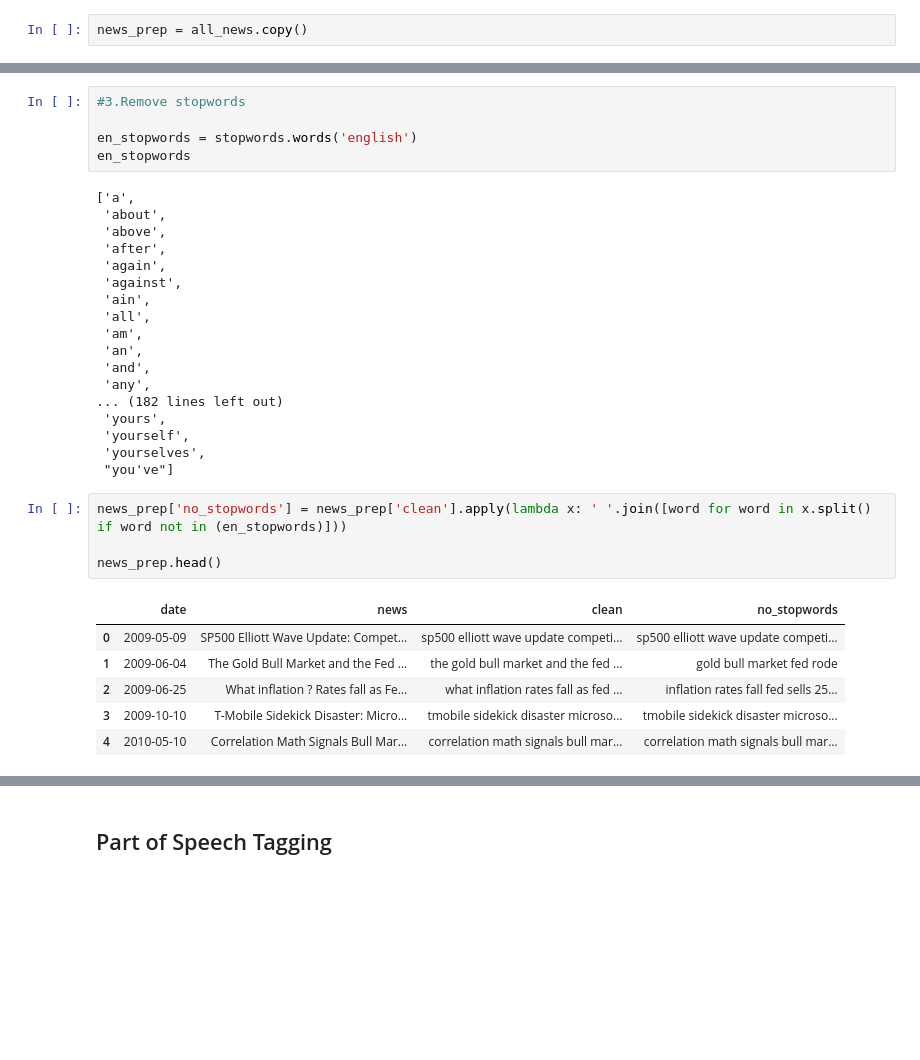
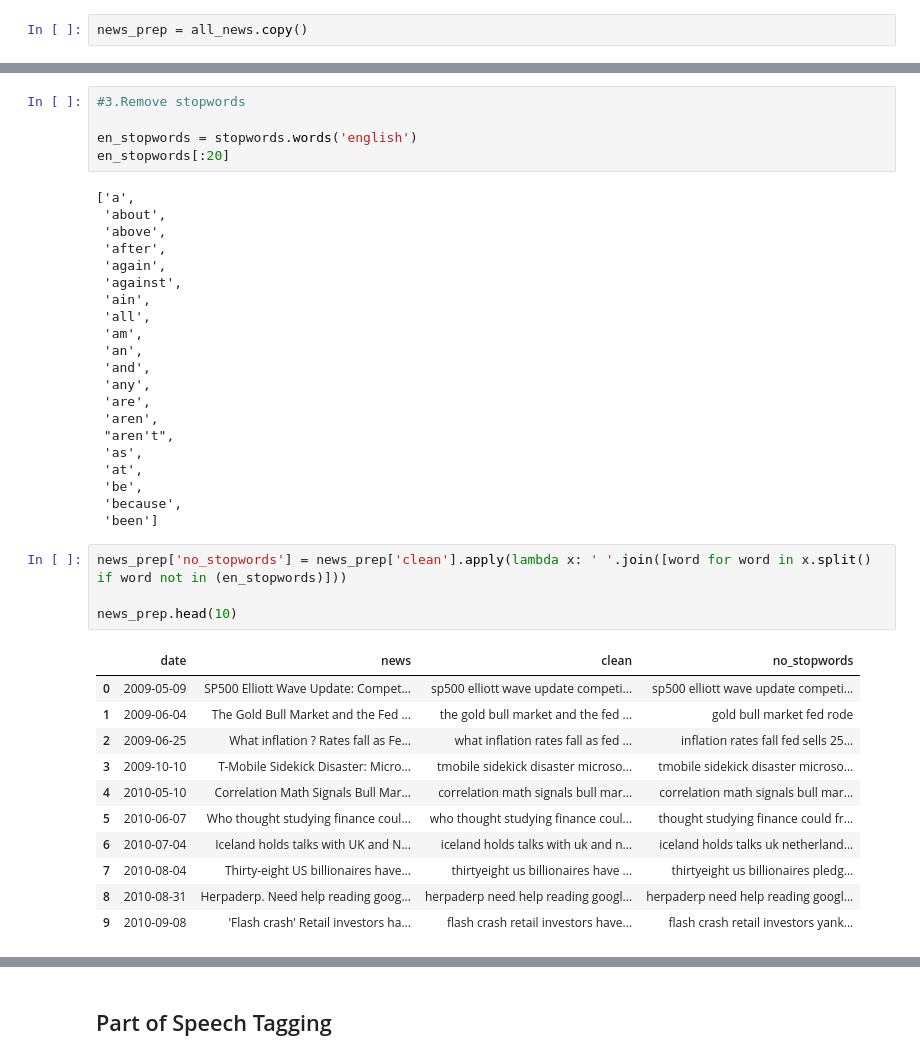
Before and after one commit to Mihaiudr/Reddit-FinBERT-LSTM-Forecasting, a Jupyter notebook: Notebooks/NLP for Reddit Financial News.ipynb, the cells around one changed output, grey strips where cells are left out. Drawn from its saved outputs; the diff is of its cells as text; blank space fills up the shorter version.

```diff
--- a/Notebooks/NLP for Reddit Financial News.ipynb
+++ b/Notebooks/NLP for Reddit Financial News.ipynb
@@ -221,7 +217,7 @@ news_prep.head()
 #3.Remove stopwords
 
 en_stopwords = stopwords.words('english')
-en_stopwords
+en_stopwords[:20]
 # %% [output]
 ['a',
  'about',
@@ -235,22 +231,30 @@ en_stopwords
  'an',
  'and',
  'any',
-... (182 lines left out)
- 'yours',
- 'yourself',
- 'yourselves',
- "you've"]
+ 'are',
+ 'aren',
+ "aren't",
+ 'as',
+ 'at',
+ 'be',
+ 'because',
+ 'been']
 # %%
 news_prep['no_stopwords'] = news_prep['clean'].apply(lambda x: ' '.join([word for word in x.split() if word not in (en_stopwords)]))
 
-news_prep.head()
+news_prep.head(10)
 # %% [output]
 |  | date | news | clean | no_stopwords |
 | 0 | 2009-05-09 | SP500 Elliott Wave Update: Compet... | sp500 elliott wave update competi... | sp500 elliott wave update competi... |
 | 1 | 2009-06-04 | The Gold Bull Market and the Fed ... | the gold bull market and the fed ... | gold bull market fed rode |
 | 2 | 2009-06-25 | What inflation ? Rates fall as Fe... | what inflation rates fall as fed ... | inflation rates fall fed sells 25... |
 | 3 | 2009-10-10 | T-Mobile Sidekick Disaster: Micro... | tmobile sidekick disaster microso... | tmobile sidekick disaster microso... |
 | 4 | 2010-05-10 | Correlation Math Signals Bull Mar... | correlation math signals bull mar... | correlation math signals bull mar... |
+| 5 | 2010-06-07 | Who thought studying finance coul... | who thought studying finance coul... | thought studying finance could fr... |
+| 6 | 2010-07-04 | Iceland holds talks with UK and N... | iceland holds talks with uk and n... | iceland holds talks uk netherland... |
+| 7 | 2010-08-04 | Thirty-eight US billionaires have... | thirtyeight us billionaires have ... | thirtyeight us billionaires pledg... |
+| 8 | 2010-08-31 | Herpaderp. Need help reading goog... | herpaderp need help reading googl... | herpaderp need help reading googl... |
+| 9 | 2010-09-08 | 'Flash crash' Retail investors ha... | flash crash retail investors have... | flash crash retail investors yank... |
 # %%
 #4.Tokenization
 
```
Also changed, not shown: parts of 8 cells of this notebook.
